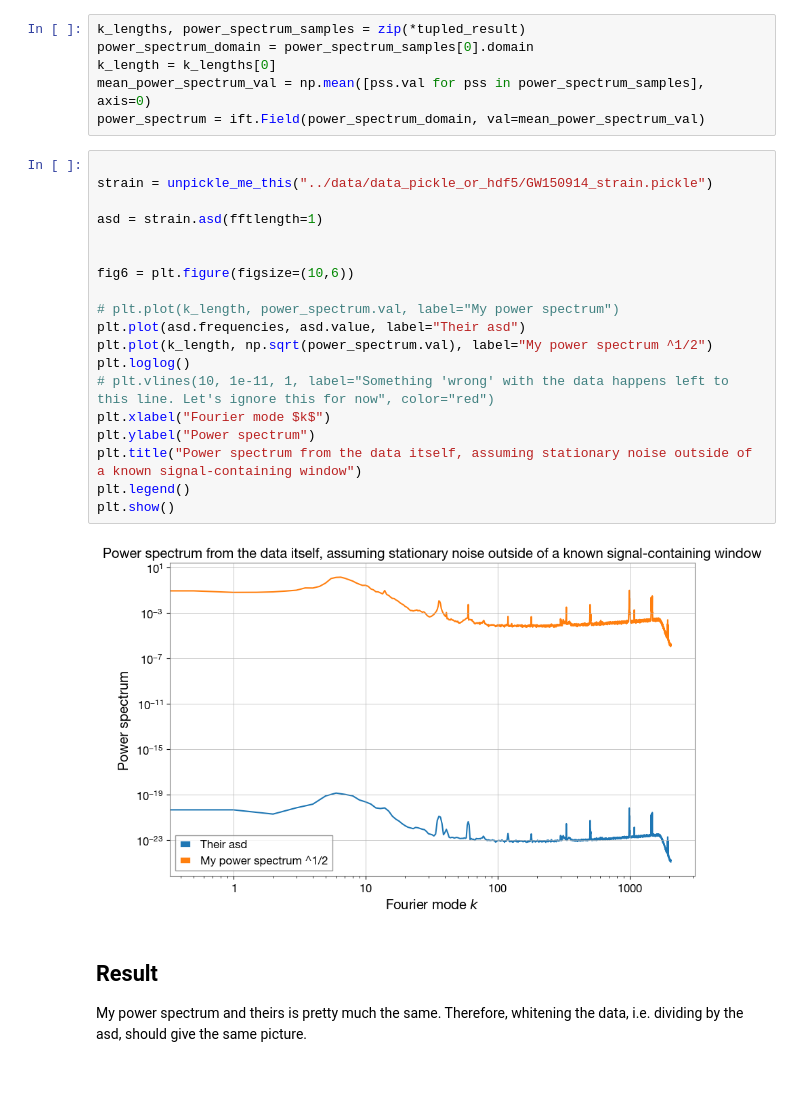
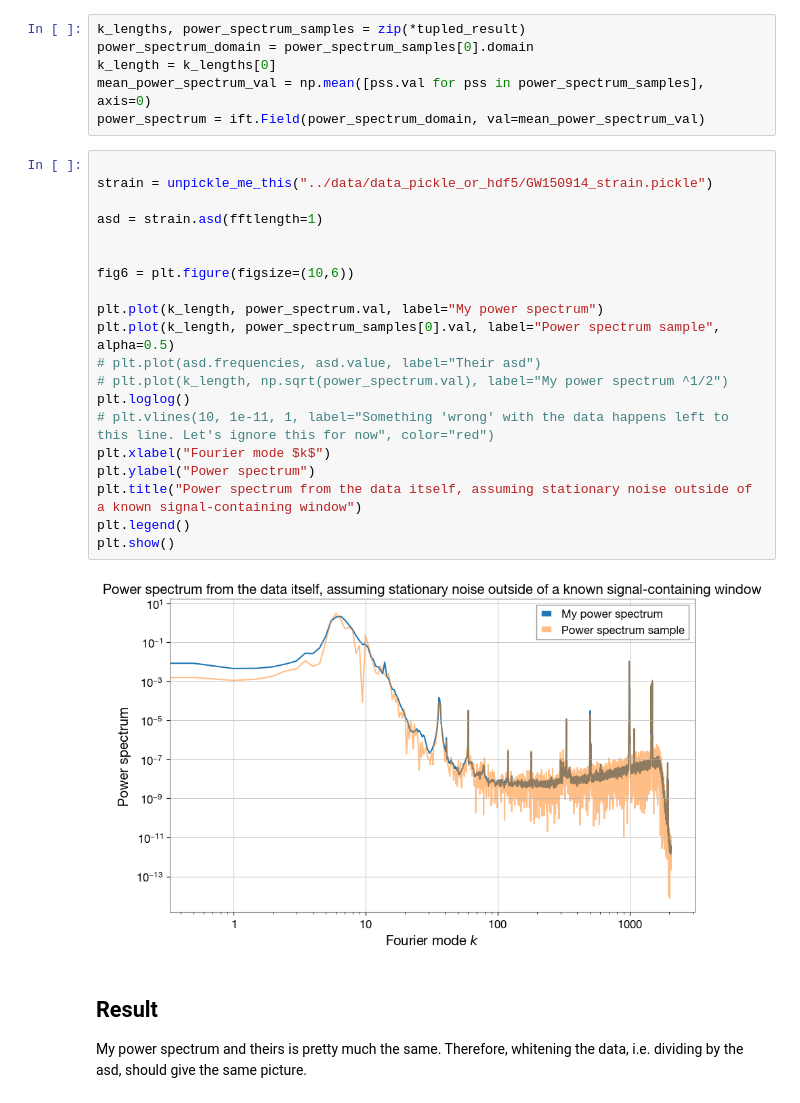
Before and after one commit to iason-saganas/STRAIN, a Jupyter notebook: phase_I/welch_averaged_data_power_spectrum.ipynb, the cells around one changed output. Cells and saved outputs as stored; diff of their text form.

```diff
--- a/phase_I/welch_averaged_data_power_spectrum.ipynb
+++ b/phase_I/welch_averaged_data_power_spectrum.ipynb
@@ -238,24 +244,25 @@ power_spectrum = ift.Field(power_spectrum_domain, val=mean_power_spectrum_val)
 # %%
 
 strain = unpickle_me_this("../data/data_pickle_or_hdf5/GW150914_strain.pickle")
 
 asd = strain.asd(fftlength=1)
 
 
 fig6 = plt.figure(figsize=(10,6))
 
-# plt.plot(k_length, power_spectrum.val, label="My power spectrum")
-plt.plot(asd.frequencies, asd.value, label="Their asd")
-plt.plot(k_length, np.sqrt(power_spectrum.val), label="My power spectrum ^1/2")
+plt.plot(k_length, power_spectrum.val, label="My power spectrum")
+plt.plot(k_length, power_spectrum_samples[0].val, label="Power spectrum sample", alpha=0.5)
+# plt.plot(asd.frequencies, asd.value, label="Their asd")
+# plt.plot(k_length, np.sqrt(power_spectrum.val), label="My power spectrum ^1/2")
 plt.loglog()
 # plt.vlines(10, 1e-11, 1, label="Something 'wrong' with the data happens left to this line. Let's ignore this for now", color="red")
 plt.xlabel("Fourier mode $k$")
 plt.ylabel("Power spectrum")
 plt.title("Power spectrum from the data itself, assuming stationary noise outside of a known signal-containing window")
 plt.legend()
 plt.show()
 # %% [output]
-[figure, old version]
+[figure, new version]
 # %% [markdown]
 ## Result
 
```
Also changed, not shown: parts of 4 cells of this notebook, 18 other files.
